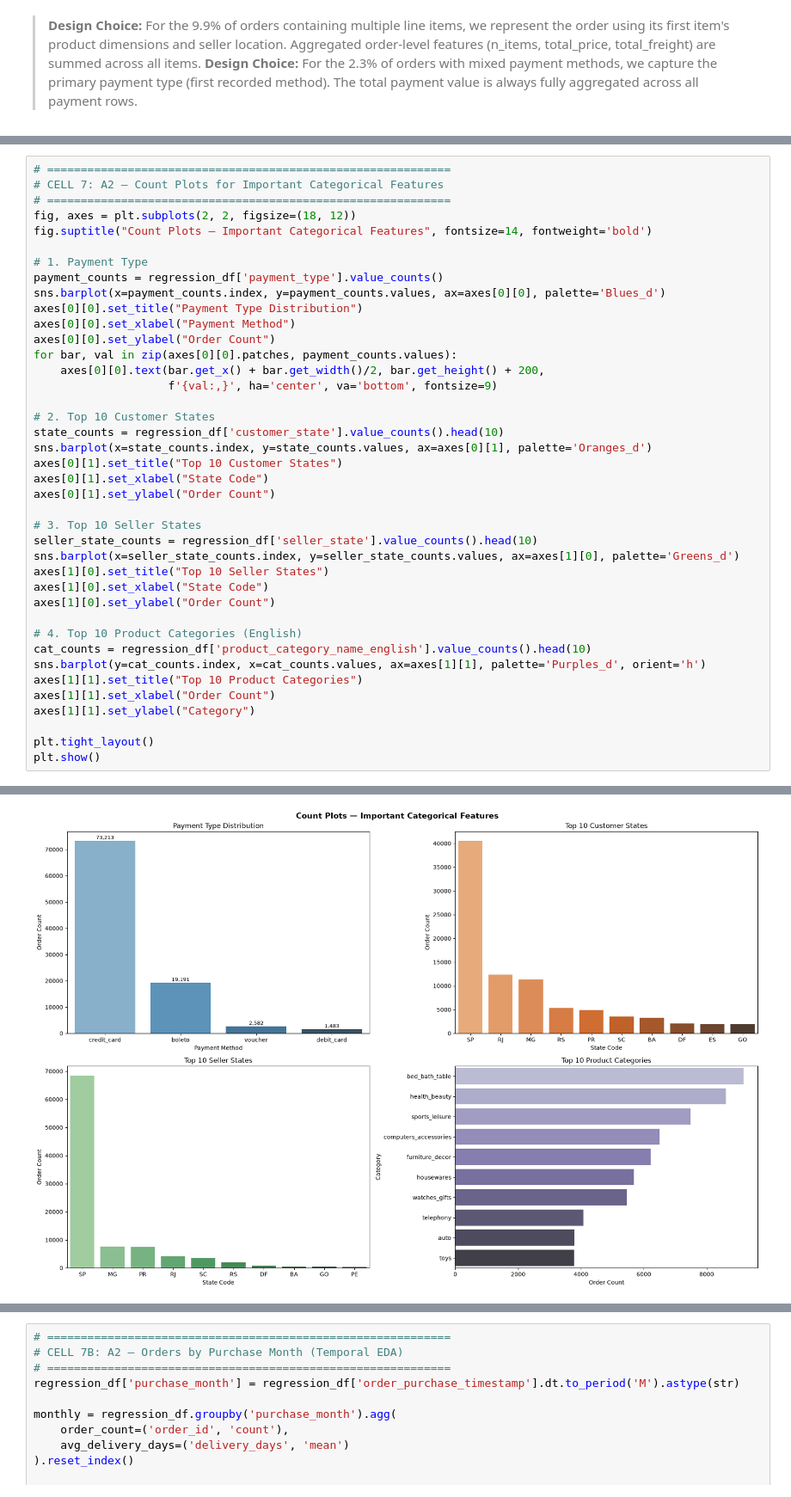
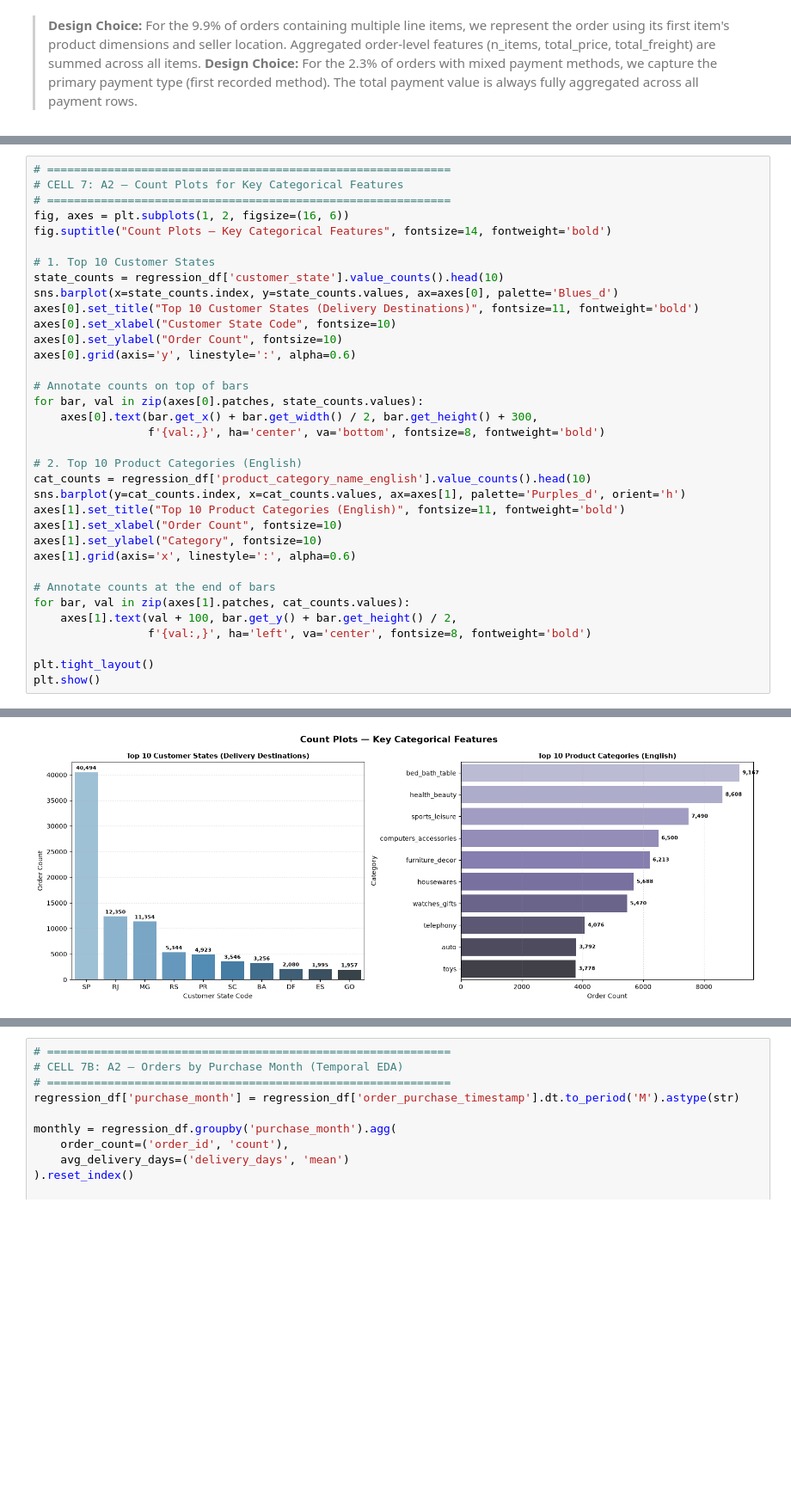
Before and after one commit to hemnath-28/ML-Evaulation-, a Jupyter notebook: regression.ipynb, the cells around one changed output, grey strips where cells are left out. Shown at 86% size. Cells and saved outputs as stored; diff of their text form; blank space fills up the shorter version.

Commit message:
Updated classification and regression notebooks

```diff
--- a/regression.ipynb
+++ b/regression.ipynb
@@ -360,40 +388,35 @@ Product dimensions are correlated with each other, as physically larger products
 # %%
 # ============================================================
-# CELL 7: A2 — Count Plots for Important Categorical Features
+# CELL 7: A2 — Count Plots for Key Categorical Features
 # ============================================================
-fig, axes = plt.subplots(2, 2, figsize=(18, 12))
-fig.suptitle("Count Plots — Important Categorical Features", fontsize=14, fontweight='bold')
+fig, axes = plt.subplots(1, 2, figsize=(16, 6))
+fig.suptitle("Count Plots — Key Categorical Features", fontsize=14, fontweight='bold')
 
-# 1. Payment Type
-payment_counts = regression_df['payment_type'].value_counts()
-sns.barplot(x=payment_counts.index, y=payment_counts.values, ax=axes[0][0], palette='Blues_d')
-axes[0][0].set_title("Payment Type Distribution")
-axes[0][0].set_xlabel("Payment Method")
-axes[0][0].set_ylabel("Order Count")
-for bar, val in zip(axes[0][0].patches, payment_counts.values):
-    axes[0][0].text(bar.get_x() + bar.get_width()/2, bar.get_height() + 200,
-                    f'{val:,}', ha='center', va='bottom', fontsize=9)
+# 1. Top 10 Customer States
+state_counts = regression_df['customer_state'].value_counts().head(10)
+sns.barplot(x=state_counts.index, y=state_counts.values, ax=axes[0], palette='Blues_d')
+axes[0].set_title("Top 10 Customer States (Delivery Destinations)", fontsize=11, fontweight='bold')
+axes[0].set_xlabel("Customer State Code", fontsize=10)
+axes[0].set_ylabel("Order Count", fontsize=10)
+axes[0].grid(axis='y', linestyle=':', alpha=0.6)
 
-# 2. Top 10 Customer States
-state_counts = regression_df['customer_state'].value_counts().head(10)
-sns.barplot(x=state_counts.index, y=state_counts.values, ax=axes[0][1], palette='Oranges_d')
-axes[0][1].set_title("Top 10 Customer States")
-axes[0][1].set_xlabel("State Code")
-axes[0][1].set_ylabel("Order Count")
+# Annotate counts on top of bars
+for bar, val in zip(axes[0].patches, state_counts.values):
+    axes[0].text(bar.get_x() + bar.get_width() / 2, bar.get_height() + 300,
+                 f'{val:,}', ha='center', va='bottom', fontsize=8, fontweight='bold')
 
-# 3. Top 10 Seller States
-seller_state_counts = regression_df['seller_state'].value_counts().head(10)
-sns.barplot(x=seller_state_counts.index, y=seller_state_counts.values, ax=axes[1][0], palette='Greens_d')
-axes[1][0].set_title("Top 10 Seller States")
-axes[1][0].set_xlabel("State Code")
-axes[1][0].set_ylabel("Order Count")
+# 2. Top 10 Product Categories (English)
+cat_counts = regression_df['product_category_name_english'].value_counts().head(10)
+sns.barplot(y=cat_counts.index, x=cat_counts.values, ax=axes[1], palette='Purples_d', orient='h')
+axes[1].set_title("Top 10 Product Categories (English)", fontsize=11, fontweight='bold')
+axes[1].set_xlabel("Order Count", fontsize=10)
+axes[1].set_ylabel("Category", fontsize=10)
+axes[1].grid(axis='x', linestyle=':', alpha=0.6)
 
-# 4. Top 10 Product Categories (English)
-cat_counts = regression_df['product_category_name_english'].value_counts().head(10)
-sns.barplot(y=cat_counts.index, x=cat_counts.values, ax=axes[1][1], palette='Purples_d', orient='h')
-axes[1][1].set_title("Top 10 Product Categories")
-axes[1][1].set_xlabel("Order Count")
-axes[1][1].set_ylabel("Category")
+# Annotate counts at the end of bars
+for bar, val in zip(axes[1].patches, cat_counts.values):
+    axes[1].text(val + 100, bar.get_y() + bar.get_height() / 2,
+                 f'{val:,}', ha='left', va='center', fontsize=8, fontweight='bold')
 
 plt.tight_layout()
 plt.show()
@@ -416,3 +431,3 @@ Passing `palette` without assigning `hue` is deprecated and will be removed in v
-[figure, old version]
+[figure, new version]
 # %% [markdown]
 ### 📌 Insight
```
Also changed, not shown: parts of 62 cells of this notebook.
